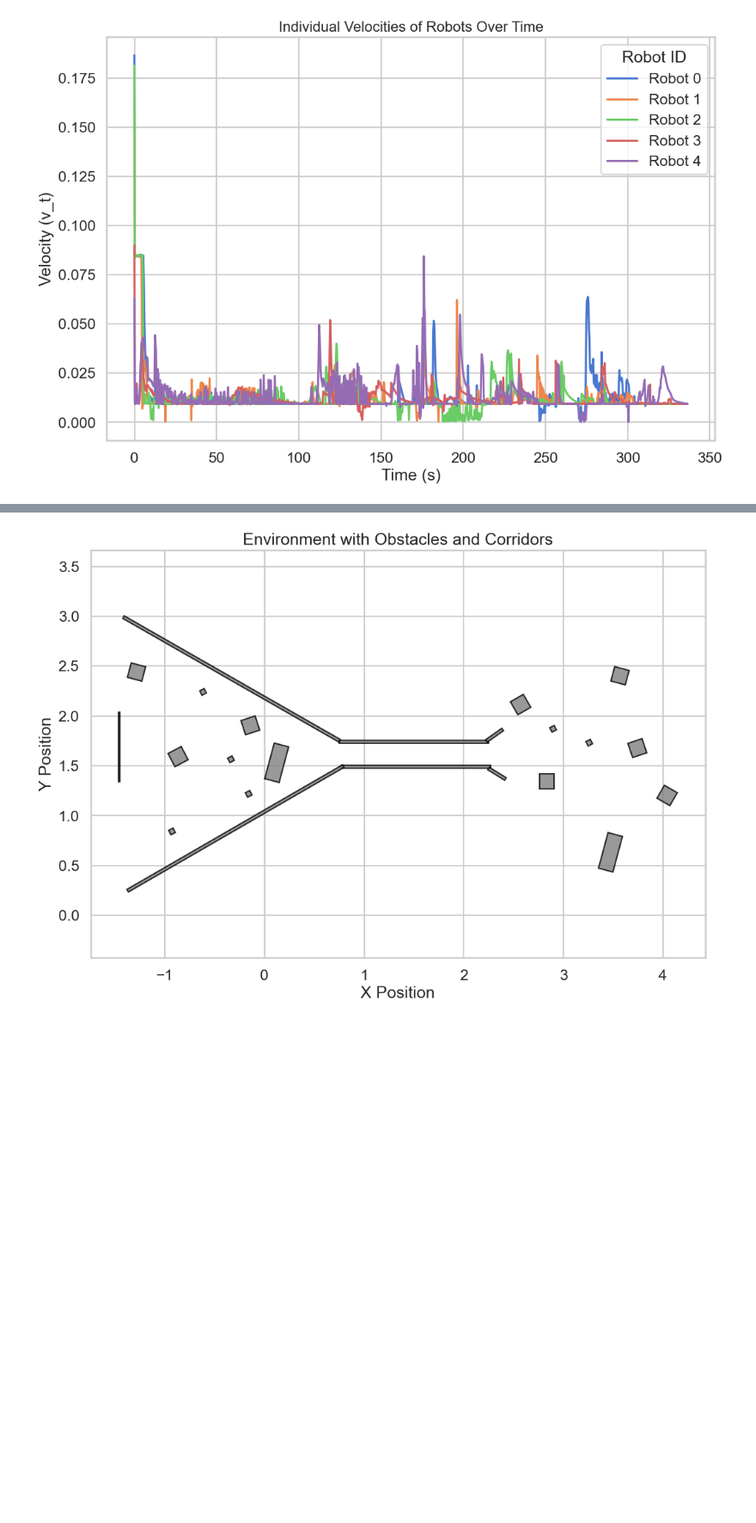
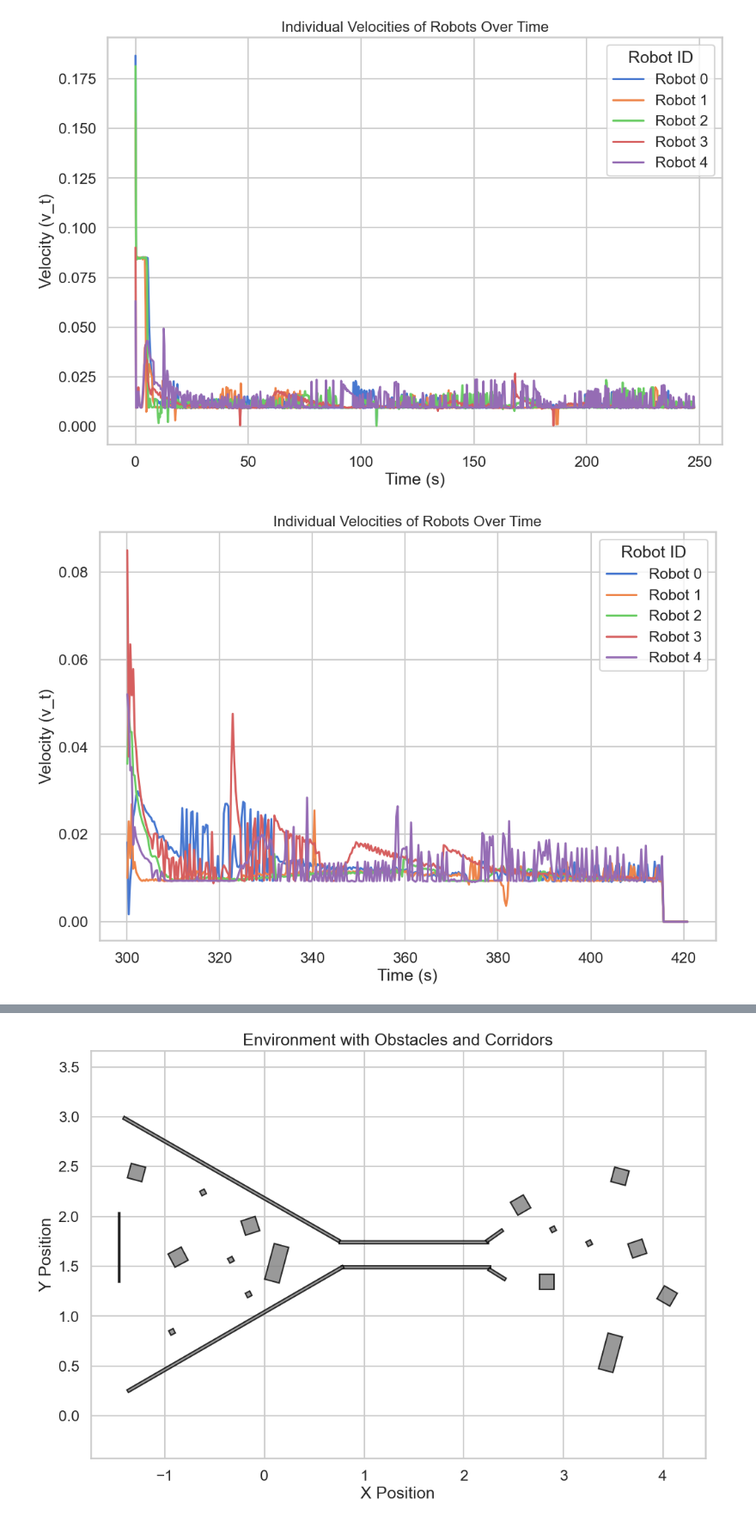
Before and after one commit to antoinehinary/robot_swarm_control, a Jupyter notebook: analysis.ipynb, the cells around one changed output, grey strips where cells are left out. Shown at 86% size. Cells and saved outputs as stored; diff of their text form; code cells hidden in the pictures; blank space fills up the shorter version.

Commit message:
reynold : full trajectory with analysis

```diff
--- a/analysis.ipynb
+++ b/analysis.ipynb
@@ -139,20 +102,23 @@ plot_pairplot(data)
 # %%
 # Plot individual velocities for all robots
 def plot_individual_velocities(data):
     plt.figure(figsize=(12, 8))
 
     # Iterate through each robot and plot their velocity
     for i in range(5):
         sns.lineplot(x="time", y=f"v_robot{i}", data=data, label=f"Robot {i}")
 
     plt.title("Individual Velocities of Robots Over Time", fontsize=16)
     plt.xlabel("Time (s)")
     plt.ylabel("Velocity (v_t)")
     plt.legend(title="Robot ID", loc="best")
     plt.grid(True)
     plt.show()
 
 # Call the function to plot individual velocities
-plot_individual_velocities(data)
+plot_individual_velocities(reynold1_data)
+plot_individual_velocities(reynold2_data)
+plot_individual_velocities(laplace_data)
 # %% [output]
-[figure, old version]
+[figure, new version]
+[figure, added]
```
Also changed, not shown: parts of 4 cells of this notebook, 2 other files.
